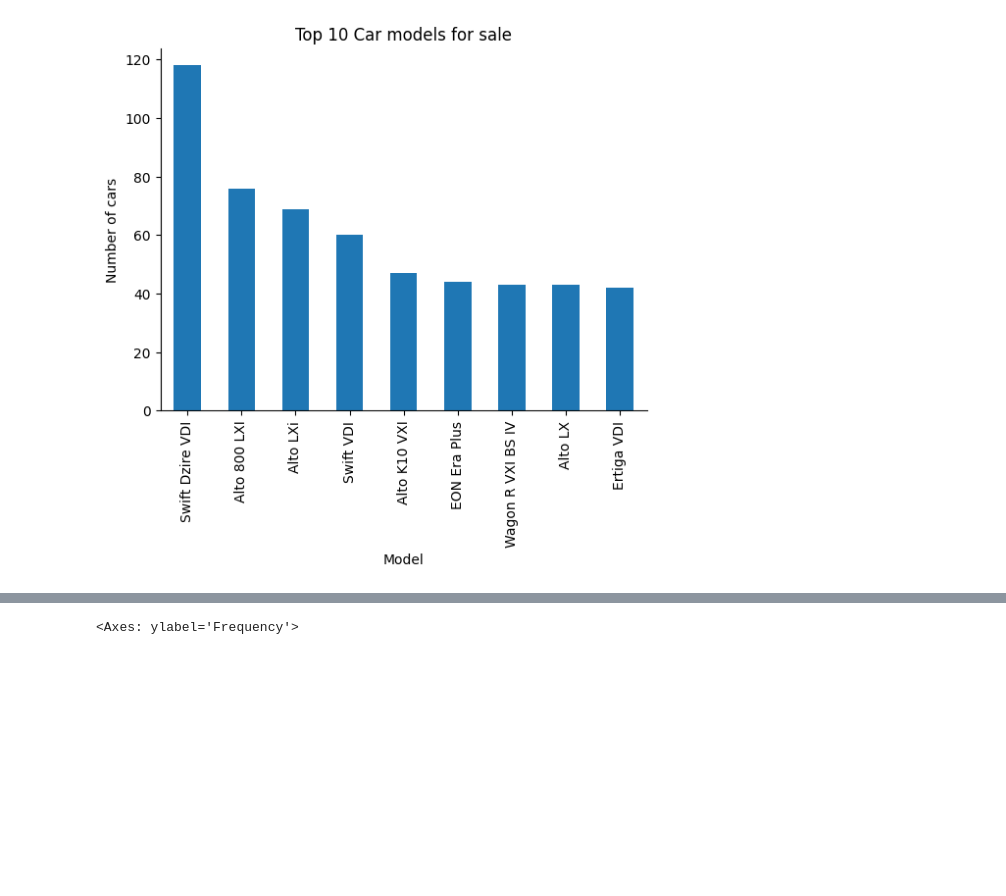
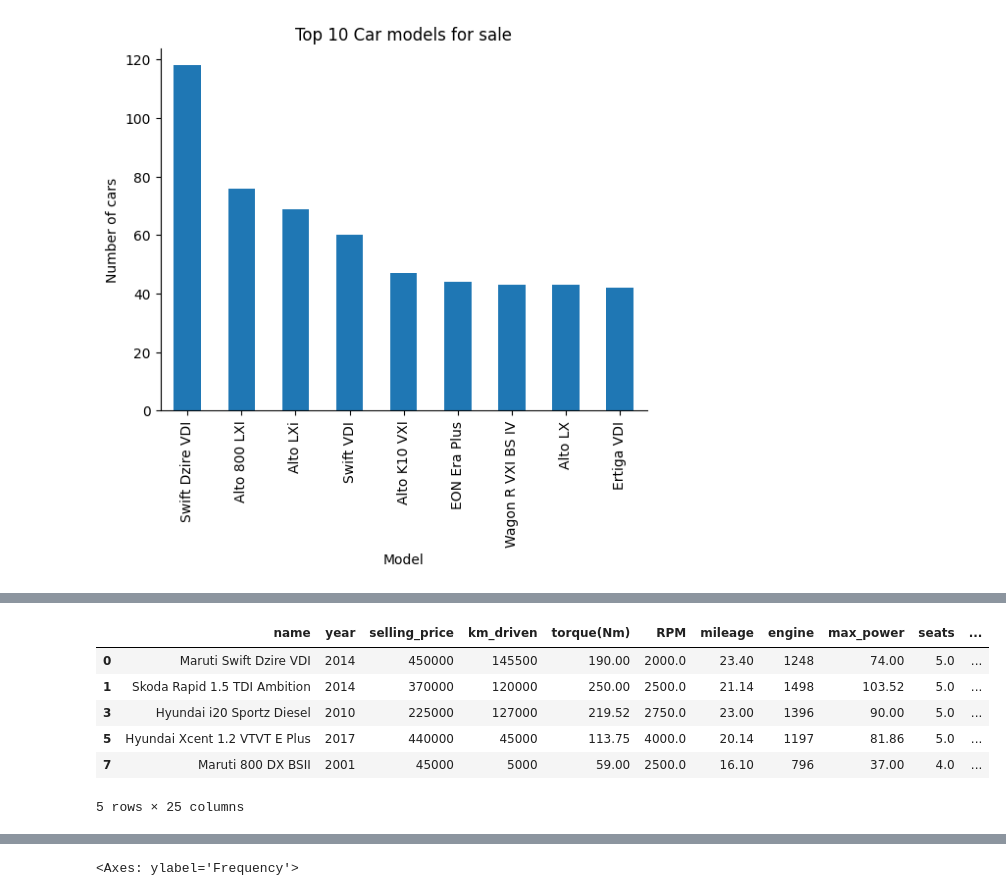
Before and after one commit to haverstein/CarDekho-Analysis, a Jupyter notebook: Copy_of_CarDekho_Analysis.ipynb, the cells around one changed output, grey strips where cells are left out. Drawn from its saved outputs; the diff is of its cells as text; code cells hidden in the pictures; blank space fills up the shorter version.

```diff
--- a/Copy_of_CarDekho_Analysis.ipynb
+++ b/Copy_of_CarDekho_Analysis.ipynb
@@ -283,0 +287,6 @@ plt.title('Average selling price vs Brand for Top 10 brands');
+# %%
+# Classifying the brands into 3 categories: Premium, Medium and Base
+
+sl_p = df.groupby('Brand')
+
+limits=[1.74e+06,4.496941e+05]
@@ -284,3 +311,29 @@ plt.title('Average selling price vs Brand for Top 10 brands');
+# %%
+brand = df.Brand.unique()
+brand = np.sort(brand)
+price = sl_p.mean().selling_price
+premium_brands = brand[price > limits[0]]
+medium_brands = brand[(price <= limits[0]) & (price > limits[1])]
+base_brands = brand[price <= limits[1]]
+# %%
+def transformBrand(br):
+  if br in premium_brands:
+    return 'Premimum'
+  elif br in medium_brands:
+    return 'Medium'
+  else:
+    return 'Base'
+
+df['Brand_Type'] = df.Brand.apply(transformBrand)
+df.head()
+# %% [output]
+|  | name | year | selling_price | km_driven | torque(Nm) | RPM | mileage | engine | max_power | seats | ... |
+| 0 | Maruti Swift Dzire VDI | 2014 | 450000 | 145500 | 190.00 | 2000.0 | 23.40 | 1248 | 74.00 | 5.0 | ... |
+| 1 | Skoda Rapid 1.5 TDI Ambition | 2014 | 370000 | 120000 | 250.00 | 2500.0 | 21.14 | 1498 | 103.52 | 5.0 | ... |
+| 3 | Hyundai i20 Sportz Diesel | 2010 | 225000 | 127000 | 219.52 | 2750.0 | 23.00 | 1396 | 90.00 | 5.0 | ... |
+| 5 | Hyundai Xcent 1.2 VTVT E Plus | 2017 | 440000 | 45000 | 113.75 | 4000.0 | 20.14 | 1197 | 81.86 | 5.0 | ... |
+| 7 | Maruti 800 DX BSII | 2001 | 45000 | 5000 | 59.00 | 2500.0 | 16.10 | 796 | 37.00 | 4.0 | ... |
+5 rows × 25 columns
 # %%
 df.describe()
 # %% [output]
```
Also changed, not shown: parts of 25 cells of this notebook.
